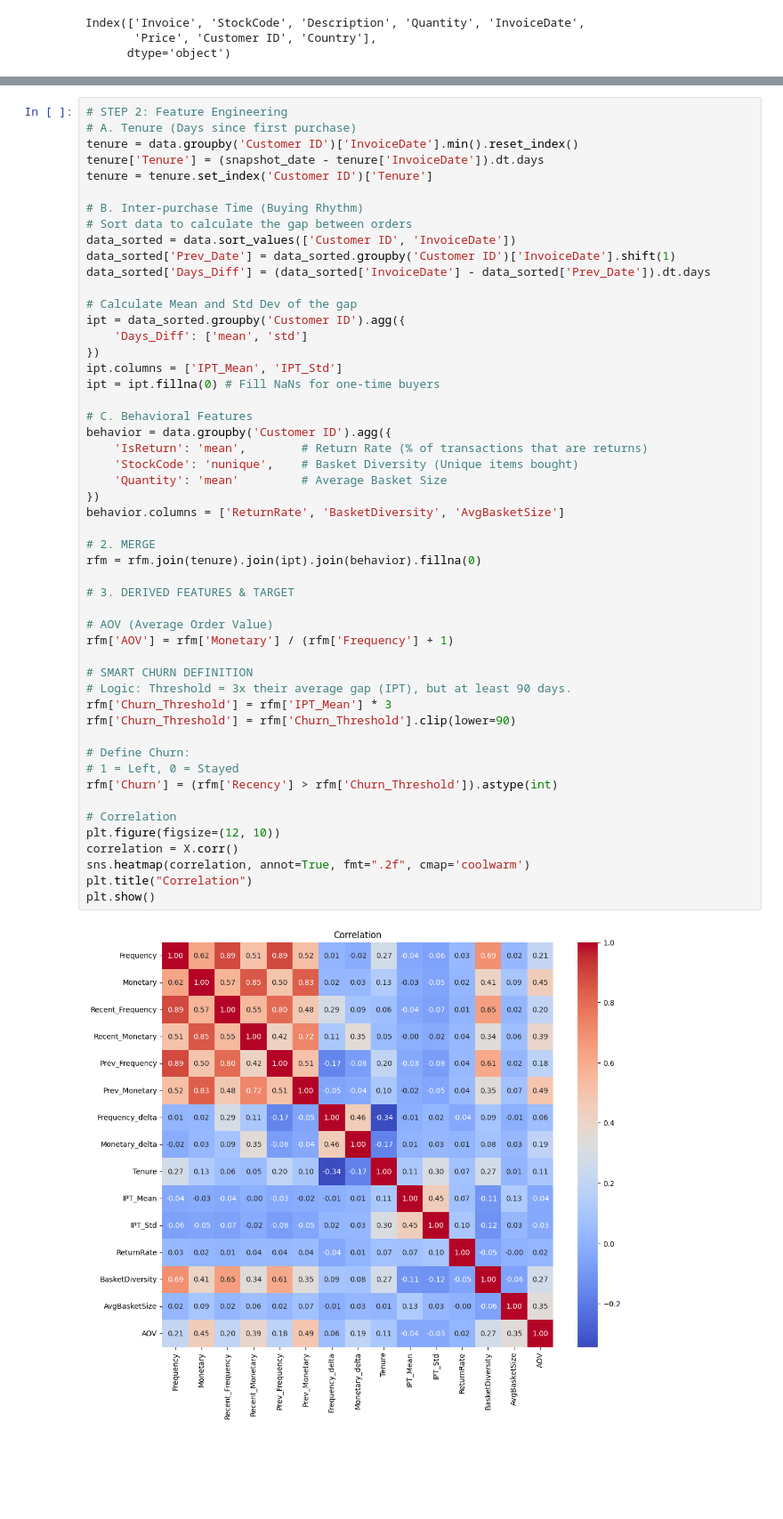
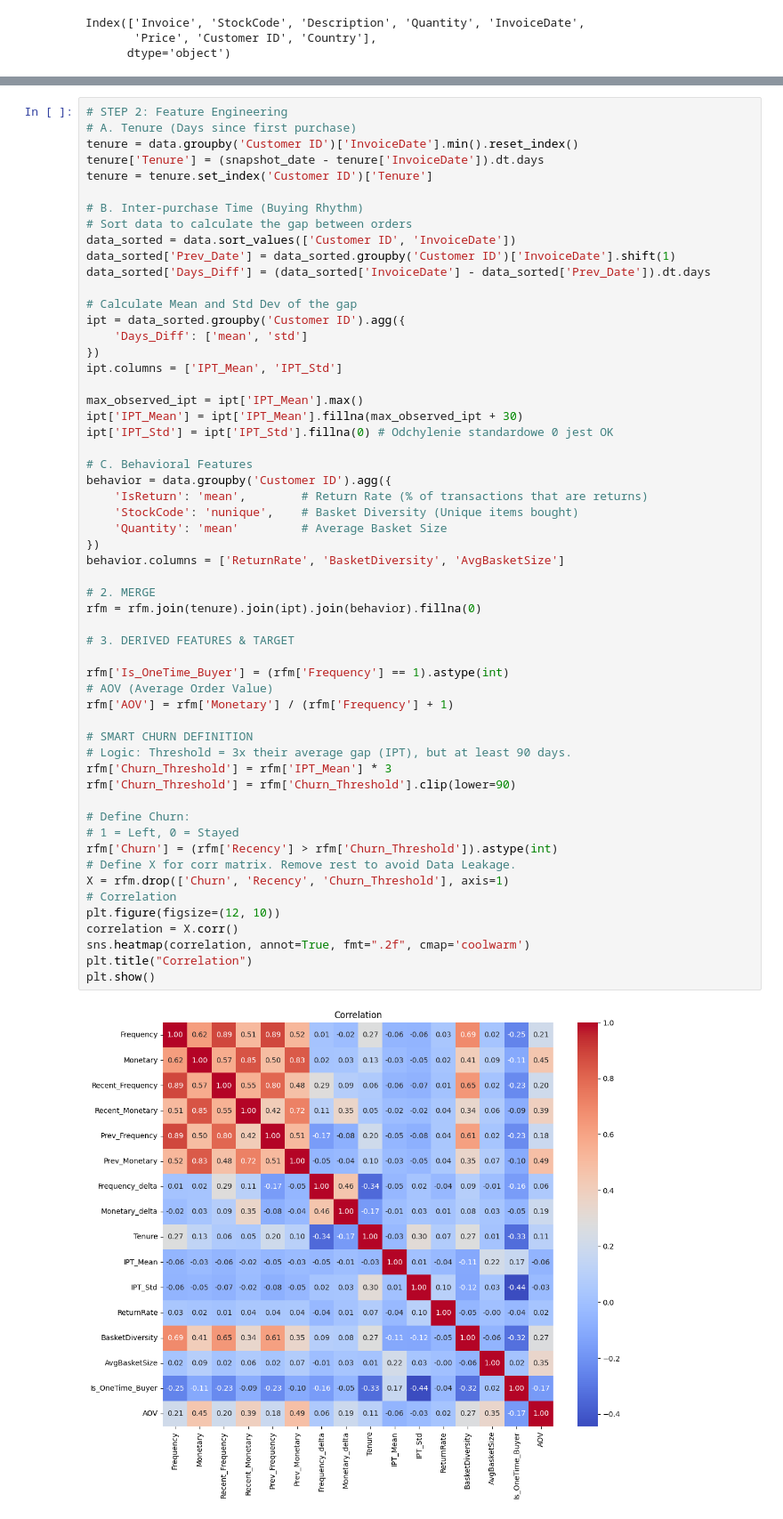
Before and after one commit to NovyQuant/Retention-Analysis-Churn-Risk-Scoring-System, a Jupyter notebook: Retention-Analysis.ipynb, the cells around one changed output, grey strips where cells are left out. Shown at 89% size. Drawn from its saved outputs; the diff is of its cells as text; blank space fills up the shorter version.

```diff
--- a/Retention-Analysis.ipynb
+++ b/Retention-Analysis.ipynb
@@ -84,40 +87,45 @@ ipt = data_sorted.groupby('Customer ID').agg({
     'Days_Diff': ['mean', 'std']
 })
 ipt.columns = ['IPT_Mean', 'IPT_Std']
-ipt = ipt.fillna(0) # Fill NaNs for one-time buyers
+
+max_observed_ipt = ipt['IPT_Mean'].max()
+ipt['IPT_Mean'] = ipt['IPT_Mean'].fillna(max_observed_ipt + 30)
+ipt['IPT_Std'] = ipt['IPT_Std'].fillna(0) # Odchylenie standardowe 0 jest OK
 
 # C. Behavioral Features
 behavior = data.groupby('Customer ID').agg({
     'IsReturn': 'mean',        # Return Rate (% of transactions that are returns)
     'StockCode': 'nunique',    # Basket Diversity (Unique items bought)
     'Quantity': 'mean'         # Average Basket Size
 })
 behavior.columns = ['ReturnRate', 'BasketDiversity', 'AvgBasketSize']
 
 # 2. MERGE
 rfm = rfm.join(tenure).join(ipt).join(behavior).fillna(0)
 
 # 3. DERIVED FEATURES & TARGET
 
+rfm['Is_OneTime_Buyer'] = (rfm['Frequency'] == 1).astype(int)
 # AOV (Average Order Value)
 rfm['AOV'] = rfm['Monetary'] / (rfm['Frequency'] + 1)
 
 # SMART CHURN DEFINITION
 # Logic: Threshold = 3x their average gap (IPT), but at least 90 days.
 rfm['Churn_Threshold'] = rfm['IPT_Mean'] * 3
 rfm['Churn_Threshold'] = rfm['Churn_Threshold'].clip(lower=90)
 
 # Define Churn:
 # 1 = Left, 0 = Stayed
 rfm['Churn'] = (rfm['Recency'] > rfm['Churn_Threshold']).astype(int)
-
+# Define X for corr matrix. Remove rest to avoid Data Leakage.
+X = rfm.drop(['Churn', 'Recency', 'Churn_Threshold'], axis=1)
 # Correlation
 plt.figure(figsize=(12, 10))
 correlation = X.corr()
 sns.heatmap(correlation, annot=True, fmt=".2f", cmap='coolwarm')
 plt.title("Correlation")
 plt.show()
 # %% [output]
-[figure, old version]
+[figure, new version]
 # %%
 # STEP 3: Set Split
```
Also changed, not shown: parts of 8 cells of this notebook.
